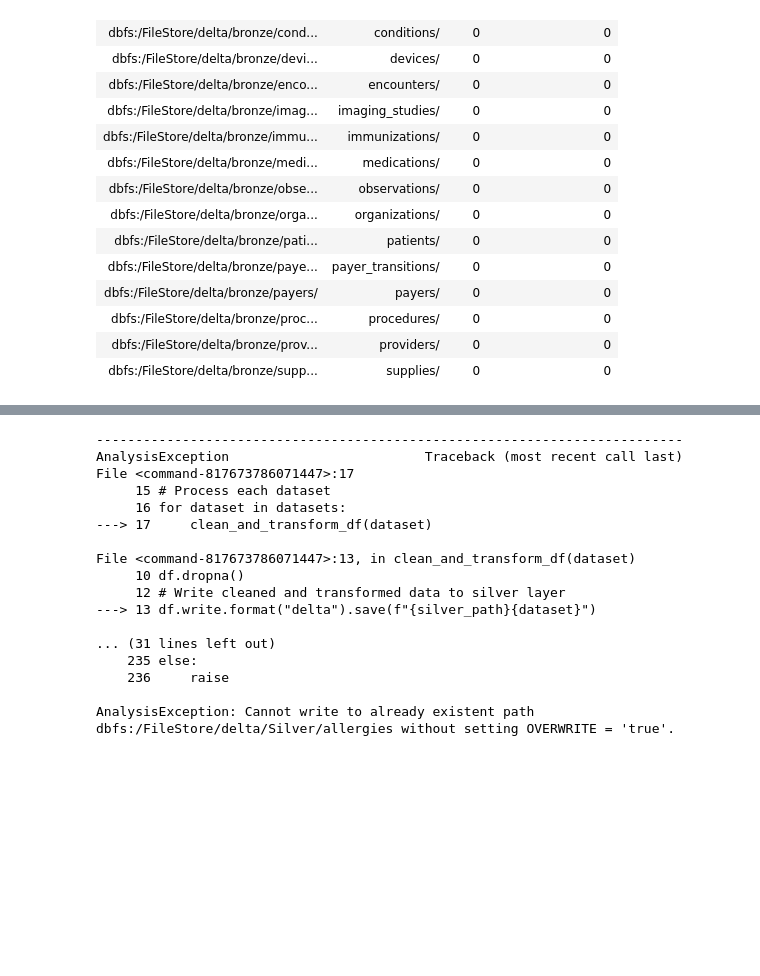
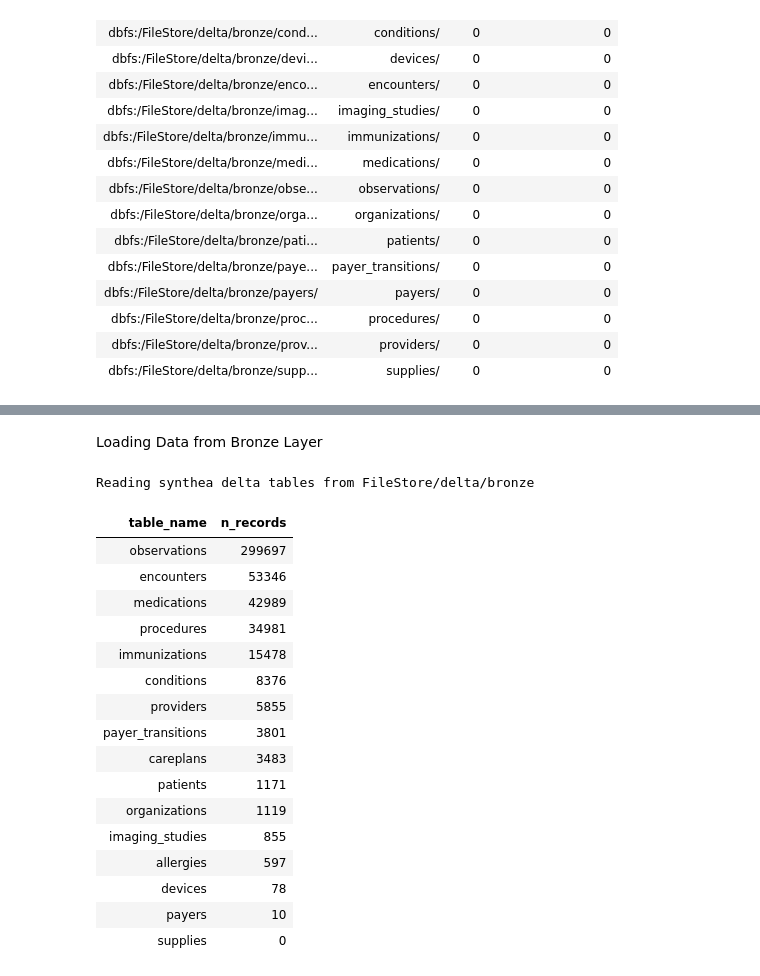
Before and after one commit to OmkarS12/Synthea_ETL, a Jupyter notebook: Synthea_ETL.ipynb, the cells around one changed output, grey strips where cells are left out. Saved outputs shown, nothing was run; the diff lists cells and outputs as text; code cells hidden in the pictures; blank space fills up the shorter version.

```diff
--- a/Synthea_ETL.ipynb
+++ b/Synthea_ETL.ipynb
@@ -168,36 +161,0 @@ Out[148]: True
-# %%
-# Define path for Bronze and Silver layers
-bronze_path = "dbfs:/FileStore/delta/bronze/"
-silver_path = "dbfs:/FileStore/delta/Silver/"
-
-# Function to read Delta table and return cleaned and transformed DataFrame
-def clean_and_transform_df(dataset):
-    df = spark.read.format("delta").load(f"{bronze_path}{dataset}")
-    # Here are some examples, adjust based on your needs:
-    df.dropDuplicates()
-    df.dropna()
-
-    # Write cleaned and transformed data to silver layer
-    df.write.format("delta").save(f"{silver_path}{dataset}")
-
-# Process each dataset
-for dataset in datasets:
-    clean_and_transform_df(dataset)
-# %% [output]
----------------------------------------------------------------------------
-AnalysisException                         Traceback (most recent call last)
-File <command-817673786071447>:17
-     15 # Process each dataset
-     16 for dataset in datasets:
----> 17     clean_and_transform_df(dataset)
-
-File <command-817673786071447>:13, in clean_and_transform_df(dataset)
-     10 df.dropna()
-     12 # Write cleaned and transformed data to silver layer
----> 13 df.write.format("delta").save(f"{silver_path}{dataset}")
-
-... (31 lines left out)
-    235 else:
-    236     raise
-
-AnalysisException: Cannot write to already existent path dbfs:/FileStore/delta/Silver/allergies without setting OVERWRITE = 'true'.
@@ -206,0 +162,43 @@ clean_df.write.quality_checked_df.write.mode("overwrite").format("delta").save(s
+# %% [markdown]
+Loading Data from Bronze Layer
+# %%
+%python
+delta_root_path = f"{root_path}delta/"
+print(f"Reading synthea delta tables from {delta_root_path}bronze")
+# %% [output]
+Reading synthea delta tables from FileStore/delta/bronze
+# %%
+%python
+import pandas as pd
+
+table_names =['allergies','careplans','conditions','devices','encounters','imaging_studies',\
+              'immunizations','medications','observations','organizations','patients',\
+              'payer_transitions','payers','procedures','providers','supplies']
+
+dataframes=[]
+for table_name in table_names:
+  df = spark.read.format('delta').load("{}/bronze/{}".format(delta_root_path,table_name))
+  df.createOrReplaceTempView(table_name)
+  dataframes+=[[table_name,df.count()]]
+
+# Display number of records in each table
+pdf=pd.DataFrame(dataframes,columns=['table_name','n_records'])
+display(pdf.sort_values(by='n_records',ascending=False))
+# %% [output]
+| table_name | n_records |
+| observations | 299697 |
+| encounters | 53346 |
+| medications | 42989 |
+| procedures | 34981 |
+| immunizations | 15478 |
+| conditions | 8376 |
+| providers | 5855 |
+| payer_transitions | 3801 |
+| careplans | 3483 |
+| patients | 1171 |
+| organizations | 1119 |
+| imaging_studies | 855 |
+| allergies | 597 |
+| devices | 78 |
+| payers | 10 |
+| supplies | 0 |
```
Also changed, not shown: parts of 7 cells of this notebook, 1 other file.
